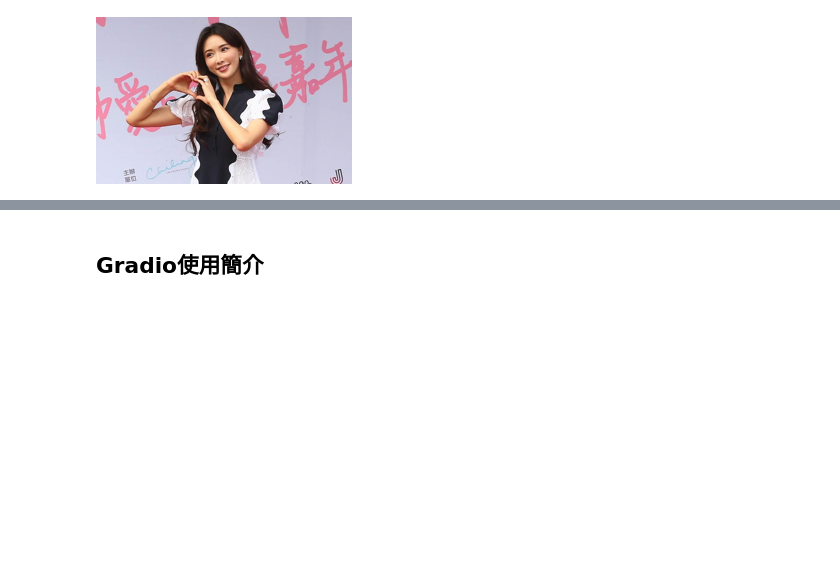
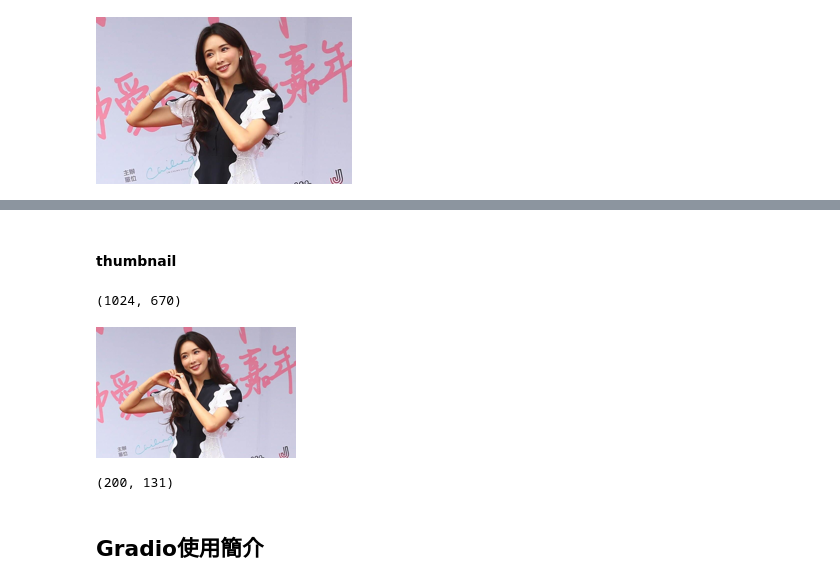
Before and after one commit to vcdemy/20231026, a Jupyter notebook: 20231026筆記.ipynb, the cells around one changed output, grey strips where cells are left out. Saved outputs shown, nothing was run; the diff lists cells and outputs as text; code cells hidden in the pictures; blank space fills up the shorter version.

```diff
--- a/20231026筆記.ipynb
+++ b/20231026筆記.ipynb
@@ -200,0 +209,4 @@ img.resize((img.size[0]//4, img.size[1]//4))
+# %% [markdown]
+#### thumbnail
+# %%
+img2 = img.copy()
@@ -200,0 +215,4 @@ img.resize((img.size[0]//4, img.size[1]//4))
+# %%
+img2.size
+# %% [output]
+(1024, 670)
@@ -201,3 +221,11 @@ img.resize((img.size[0]//4, img.size[1]//4))
+# %%
+img2
+# %% [output]
+[figure, added]
+# %%
+img2.size
+# %% [output]
+(200, 131)
 # %% [markdown]
 ## Gradio使用簡介
 # %%
```
Also changed, not shown: parts of 5 cells of this notebook.
